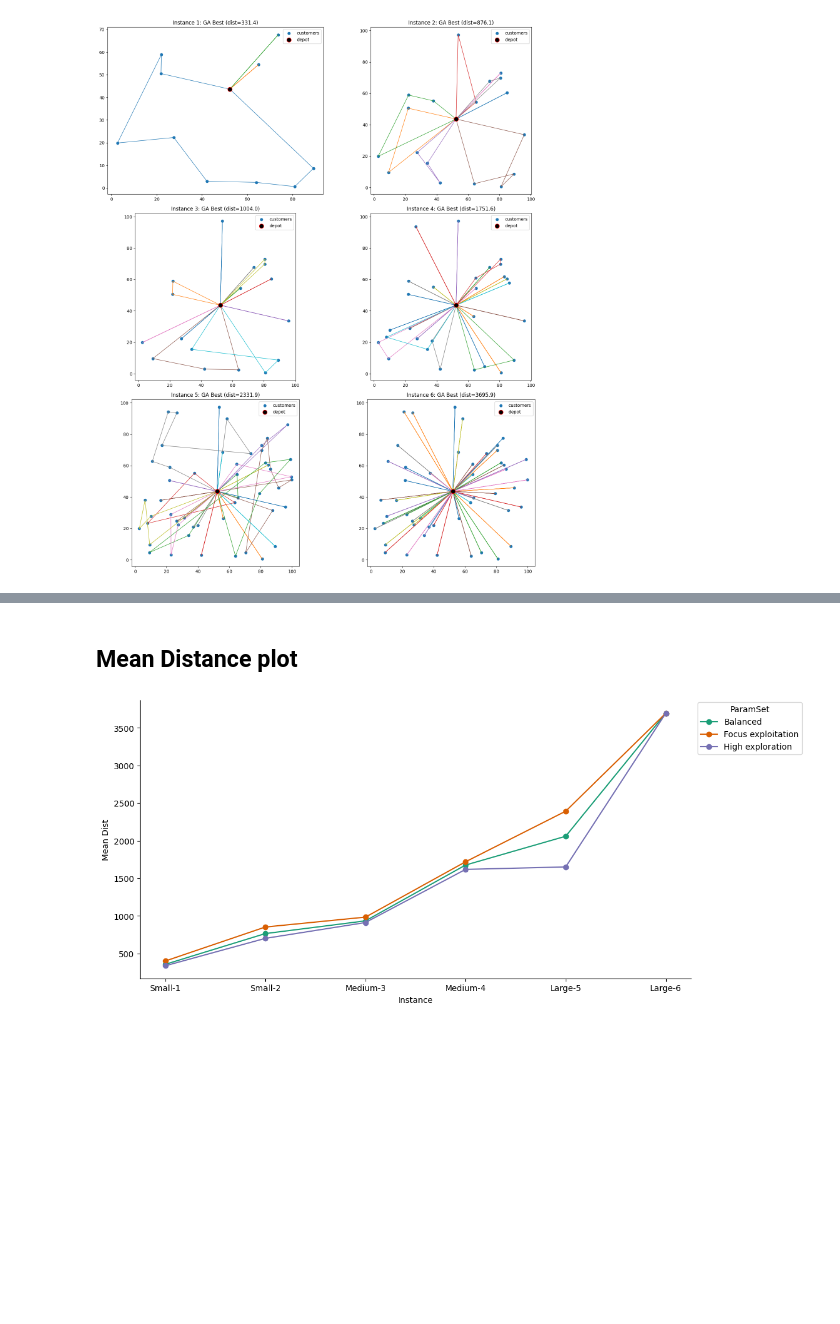
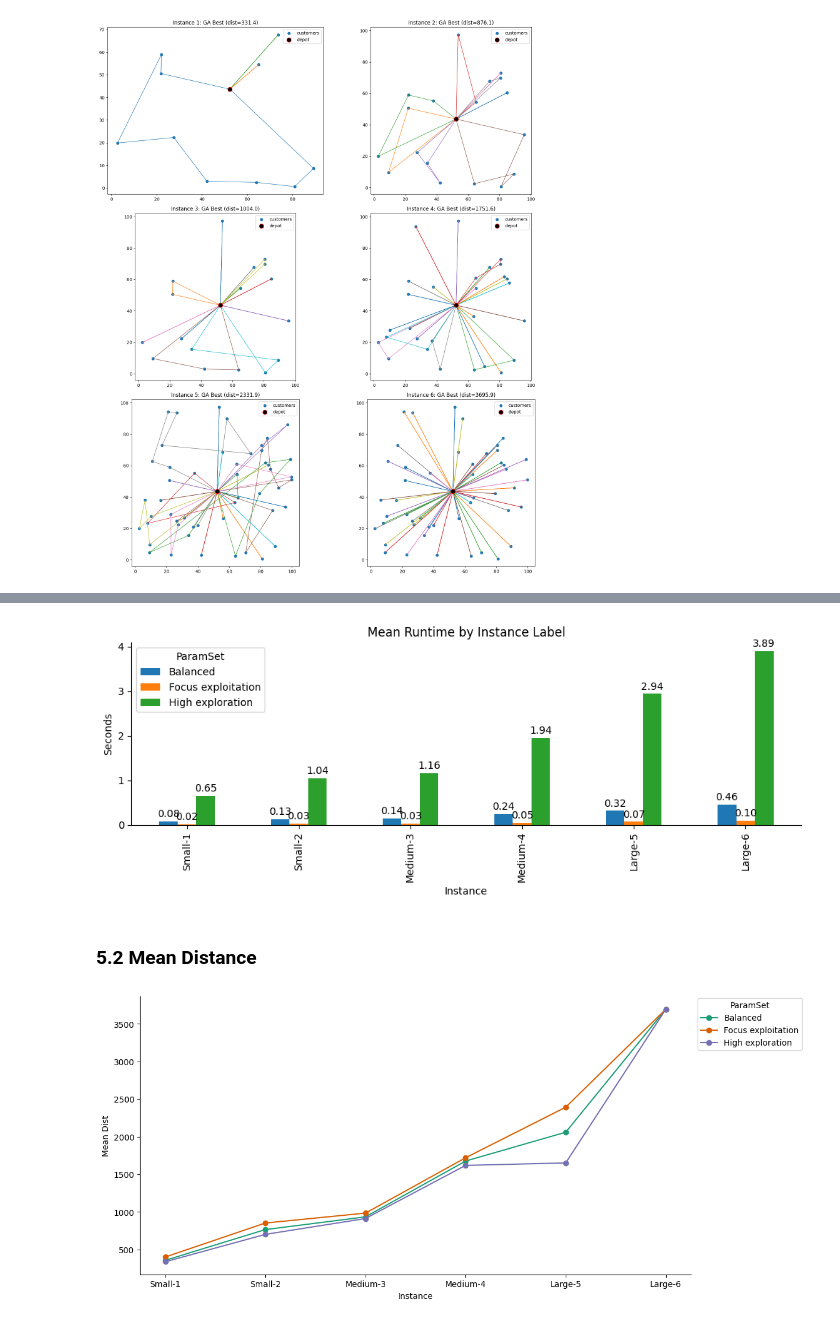
Before and after one commit to jofa016/ACIT4610---Mandatory-1, a Jupyter notebook: MAIN_CODE_BHF.ipynb, the cells around one changed output, grey strips where cells are left out. Cells and saved outputs as stored; diff of their text form; code cells hidden in the pictures; blank space fills up the shorter version.

```diff
--- a/MAIN_CODE_BHF.ipynb
+++ b/MAIN_CODE_BHF.ipynb
@@ -512,5 +487,29 @@ plt.show()
+# %%
+#barchart
+pivot = df_results.pivot(index="Group", columns="ParamSet", values="MeanRuntime")
+
+# Define the desired order
+group_order = ["Small-1", "Small-2", "Medium-3", "Medium-4", "Large-5", "Large-6"]
+pivot = pivot.reindex(group_order)
+
+# Plot
+ax = pivot.plot(kind="bar", figsize=(10, 4))
+ax.set_title("Mean Runtime by Instance Label")
+ax.set_xlabel("Instance")
+ax.set_ylabel("Seconds")
+ax.spines[['top', 'right']].set_visible(False)
+plt.legend(title="ParamSet")
+
+# Show values on bars
+for container in ax.containers:
+    ax.bar_label(container, fmt="%.2f", padding=2)
+
+plt.tight_layout()
+plt.show()
+# %% [output]
+[figure, added]
 # %% [markdown]
-## Mean Distance plot
+### **5.2 Mean Distance**
 # %%
 
 # Mean Distance plot
```
Also changed, not shown: parts of 53 cells of this notebook, 4 other files.
